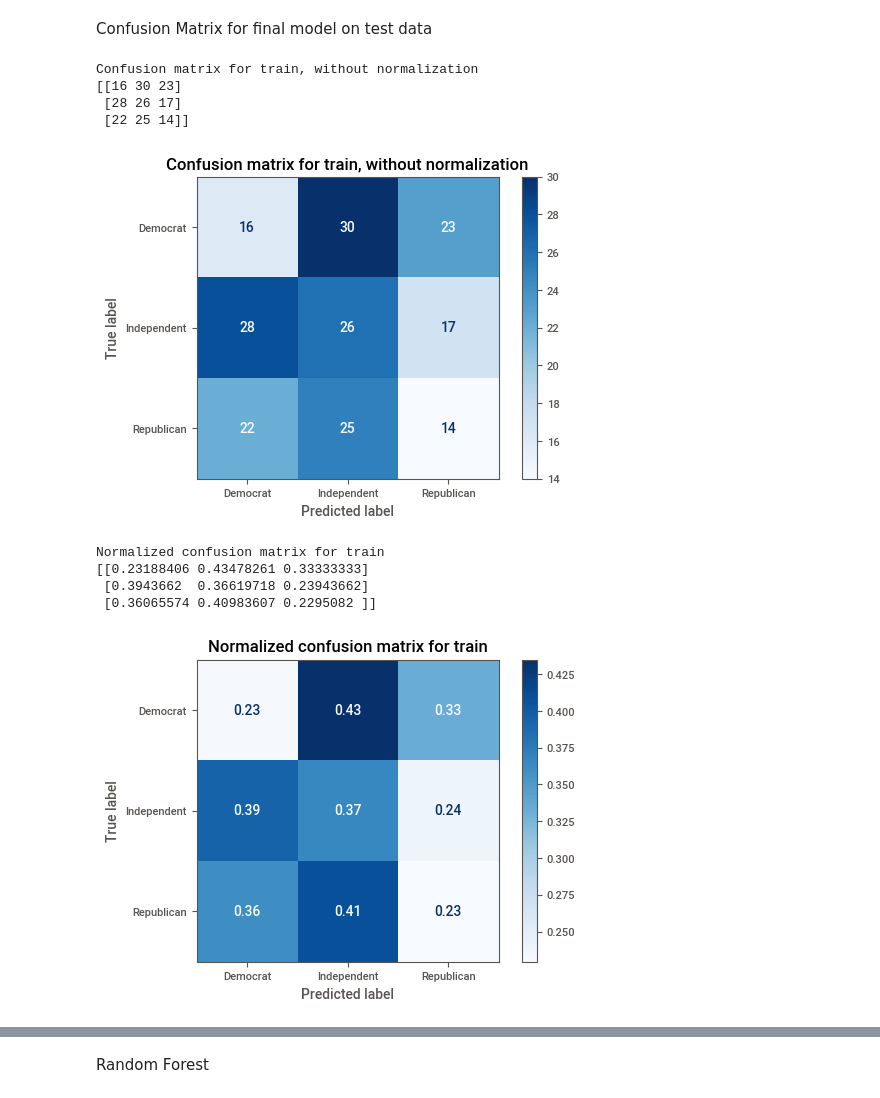
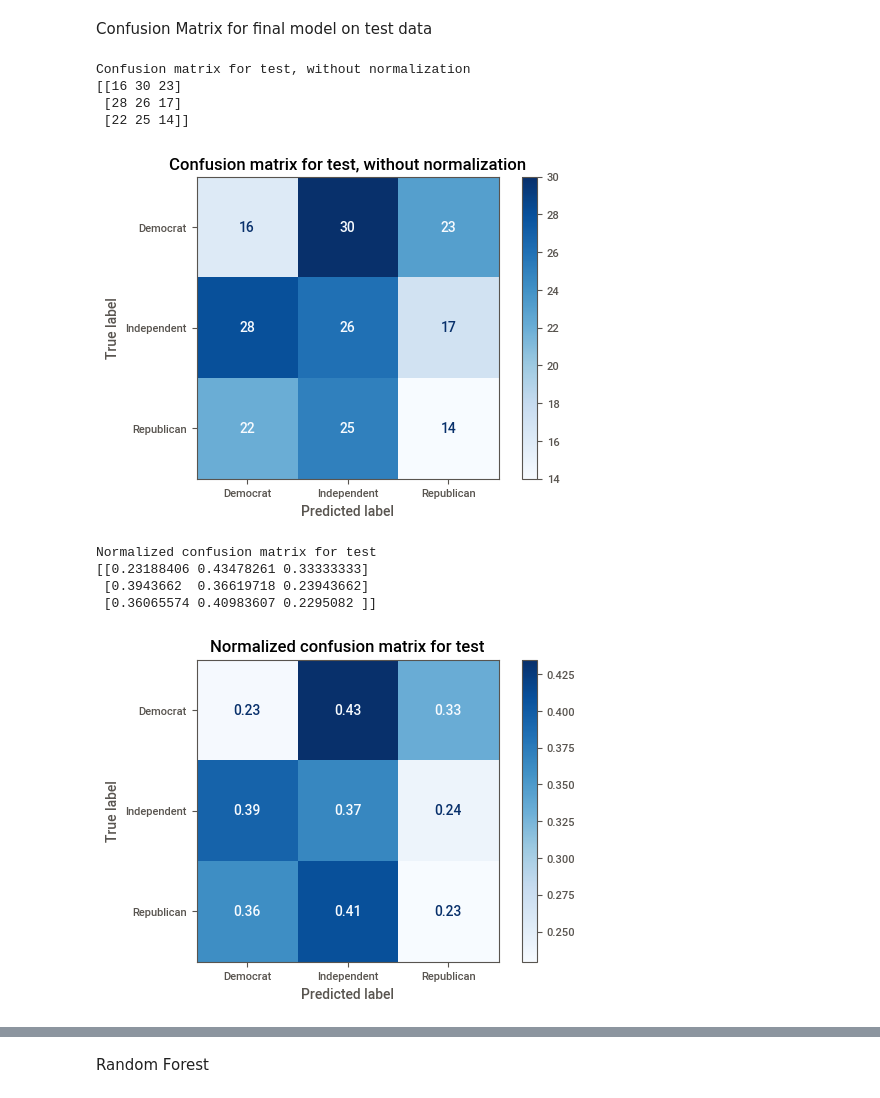
Before and after one commit to sugandharast/HW1_Rastogi, a Jupyter notebook: HW1-Rastogi.ipynb, the cells around one changed output, grey strips where cells are left out. Drawn from its saved outputs; the diff is of its cells as text; code cells hidden in the pictures.

```diff
--- a/HW1-Rastogi.ipynb
+++ b/HW1-Rastogi.ipynb
@@ -375,8 +375,8 @@ Normalized confusion matrix for train
 # %% [markdown]
 Confusion matrix for model 1 for test data
 # %%
-titles_options = [("Confusion matrix for train, without normalization", None),
-                ("Normalized confusion matrix for train", 'true')]
+titles_options = [("Confusion matrix for test, without normalization", None),
+                ("Normalized confusion matrix for test", 'true')]
 class_names = clf_model.classes_
 for title, normalize in titles_options:
     disp = plot_confusion_matrix(clf_model, X_test, y_test,
@@ -445,8 +445,8 @@ Normalized confusion matrix for train
 # %% [markdown]
 Confusion Matrix on model 2 on test data
 # %%
-titles_options = [("Confusion matrix for train, without normalization", None),
-                ("Normalized confusion matrix for train", 'true')]
+titles_options = [("Confusion matrix for test, without normalization", None),
+                ("Normalized confusion matrix for test", 'true')]
 class_names = clf_model_l1.classes_
 for title, normalize in titles_options:
     disp = plot_confusion_matrix(clf_model_l1, X_test, y_test,
@@ -513,26 +515,26 @@ Normalized confusion matrix for train
 # %% [markdown]
 Confusion Matrix for final model on test data
 # %%
-titles_options = [("Confusion matrix for train, without normalization", None),
-                ("Normalized confusion matrix for train", 'true')]
+titles_options = [("Confusion matrix for test, without normalization", None),
+                ("Normalized confusion matrix for test", 'true')]
 class_names = clf_model_Final.classes_
 for title, normalize in titles_options:
     disp = plot_confusion_matrix(clf_model_Final, X_test, y_test,
                                 display_labels=class_names,
                                 cmap=plt.cm.Blues,
                                 normalize=normalize)
     disp.ax_.set_title(title)
 
     print(title)
     print(disp.confusion_matrix)
     plt.show()
 # %% [output]
-Confusion matrix for train, without normalization
+Confusion matrix for test, without normalization
 [[16 30 23]
  [28 26 17]
  [22 25 14]]
-[figure, old version]
+[figure, new version]
-Normalized confusion matrix for train
+Normalized confusion matrix for test
 [[0.23188406 0.43478261 0.33333333]
  [0.3943662  0.36619718 0.23943662]
  [0.36065574 0.40983607 0.2295082 ]]
```
Also changed, not shown: parts of 8 cells of this notebook.
